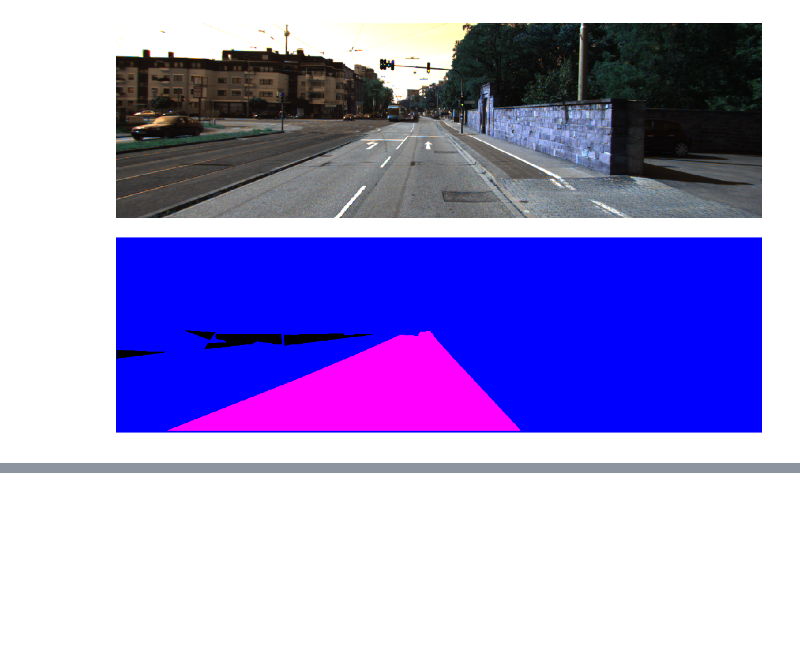
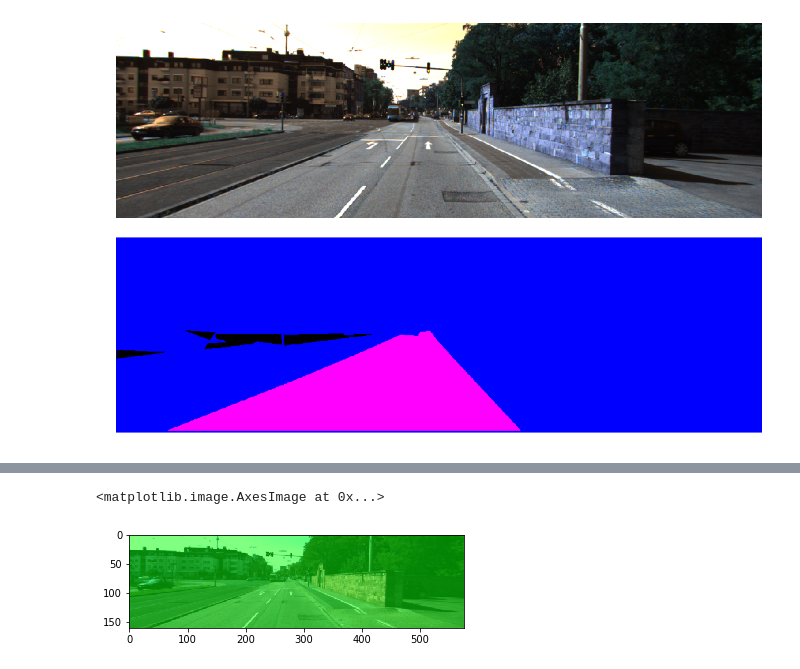
Before and after one commit to DhruvaKumar/CarND-Semantic-Segmentation, a Jupyter notebook: exploration/loadmodel-predict-overfit.ipynb, the cells around one changed output, grey strips where cells are left out. Cells and saved outputs as stored; diff of their text form; code cells hidden in the pictures; blank space fills up the shorter version.

Commit message:
reading in correct images and labels

```diff
--- a/exploration/loadmodel-predict-overfit.ipynb
+++ b/exploration/loadmodel-predict-overfit.ipynb
@@ -61,0 +62,14 @@ plt.imshow(street_im)
+# %%
+import scipy.misc
+
+#using scipy
+image = scipy.misc.imresize(scipy.misc.imread(image_file), image_shape)
+im_softmax = sess.run(
+    tf.nn.softmax(logits),
+    {keep_prob: 1.0, input_image: image[None,:]})
+im_softmax = im_softmax[0][:,:,1]
+segmentation = (im_softmax > 0.5)[:,:,None]
+mask = np.dot(segmentation, np.array([[0, 255, 0, 127]]))
+mask = scipy.misc.toimage(mask, mode="RGBA")
+street_im = scipy.misc.toimage(image)
+street_im.paste(mask, box=None, mask=mask)
@@ -61,0 +89,5 @@ plt.imshow(street_im)
+# %%
+plt.imshow(street_im)
+# %% [output]
+<matplotlib.image.AxesImage at 0x...>
+[figure, added]
```
Also changed, not shown: parts of 4 cells of this notebook, 2 other files.
